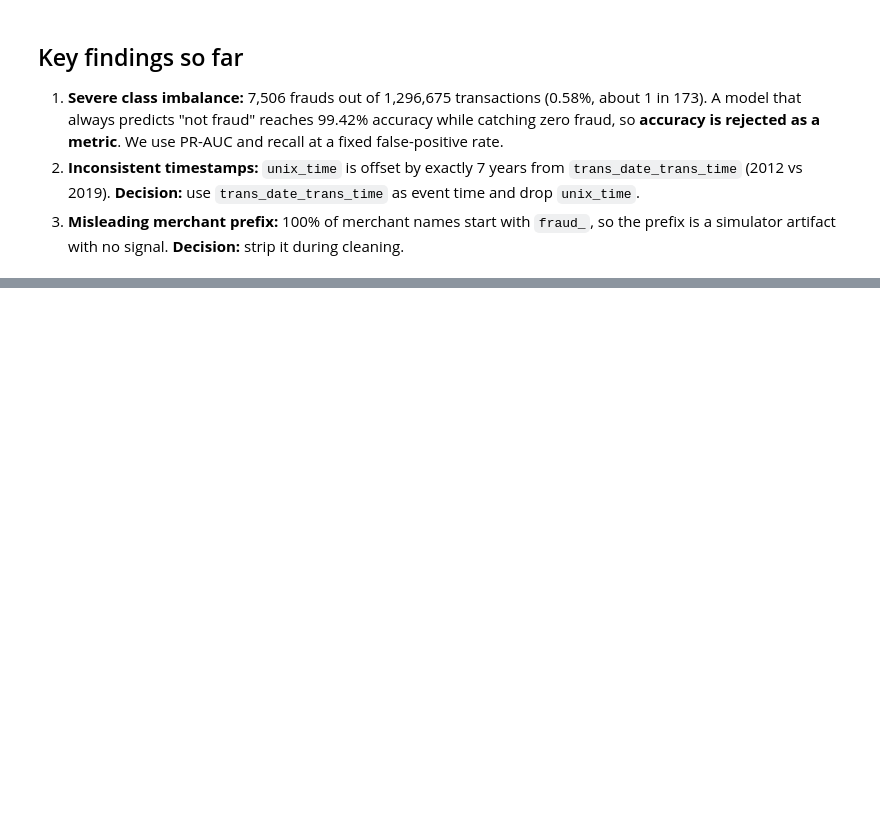
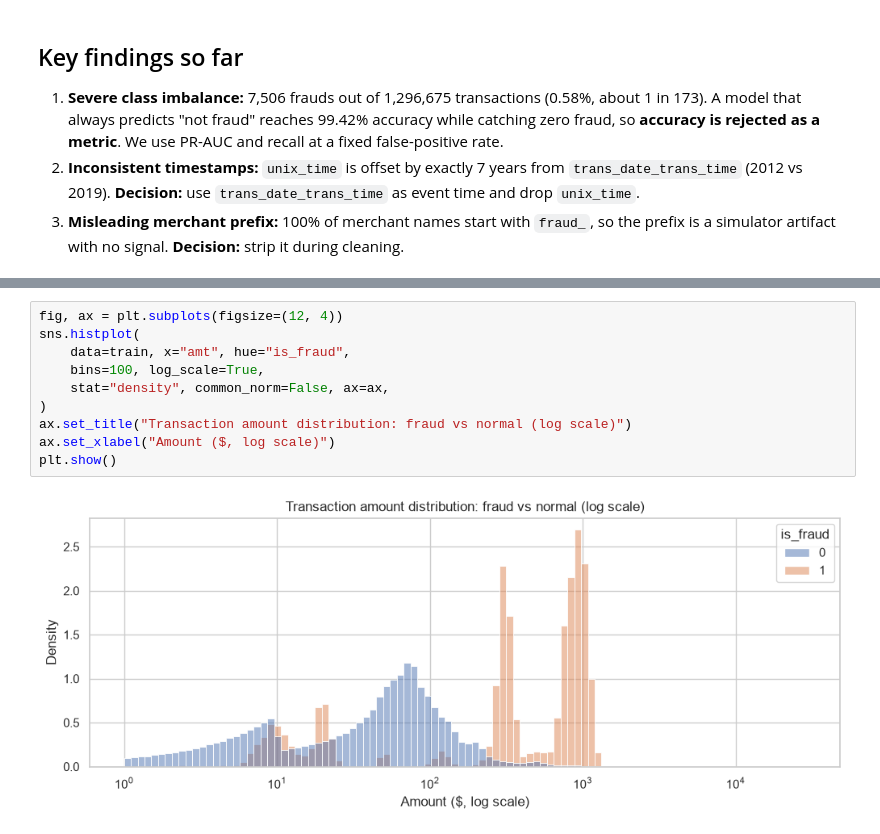
Before and after one commit to Mazadul4x4/Fraud-Detection-Streaming, a Jupyter notebook: notebooks/01_eda.ipynb, the cells around one changed output, grey strips where cells are left out. Saved outputs shown, nothing was run; the diff lists cells and outputs as text; blank space fills up the shorter version.

Commit message:
feat: EDA on amount, category, time of day, per-card and monthly patterns

```diff
--- a/notebooks/01_eda.ipynb
+++ b/notebooks/01_eda.ipynb
@@ -106,0 +114,12 @@ Merchants starting with 'fraud_': 100.00%
+# %%
+fig, ax = plt.subplots(figsize=(12, 4))
+sns.histplot(
+    data=train, x="amt", hue="is_fraud",
+    bins=100, log_scale=True,
+    stat="density", common_norm=False, ax=ax,
+)
+ax.set_title("Transaction amount distribution: fraud vs normal (log scale)")
+ax.set_xlabel("Amount ($, log scale)")
+plt.show()
+# %% [output]
+[figure, added]
```
Also changed, not shown: parts of 8 cells of this notebook.
